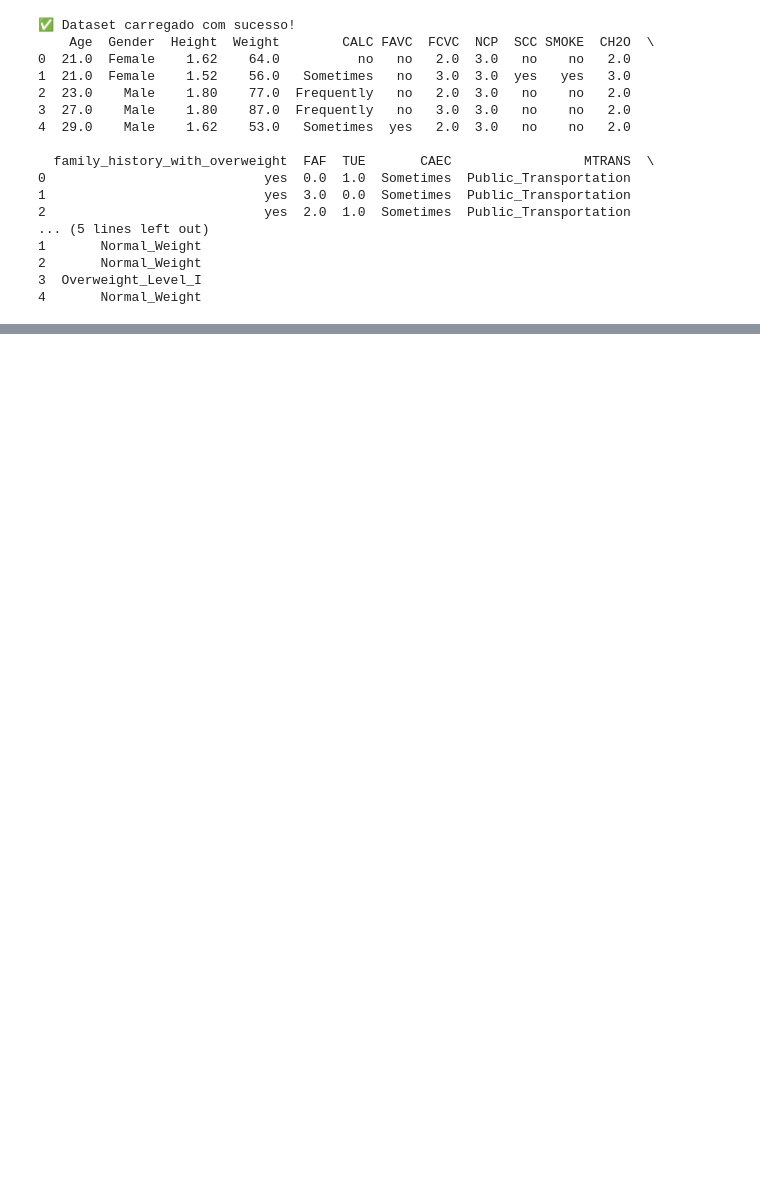
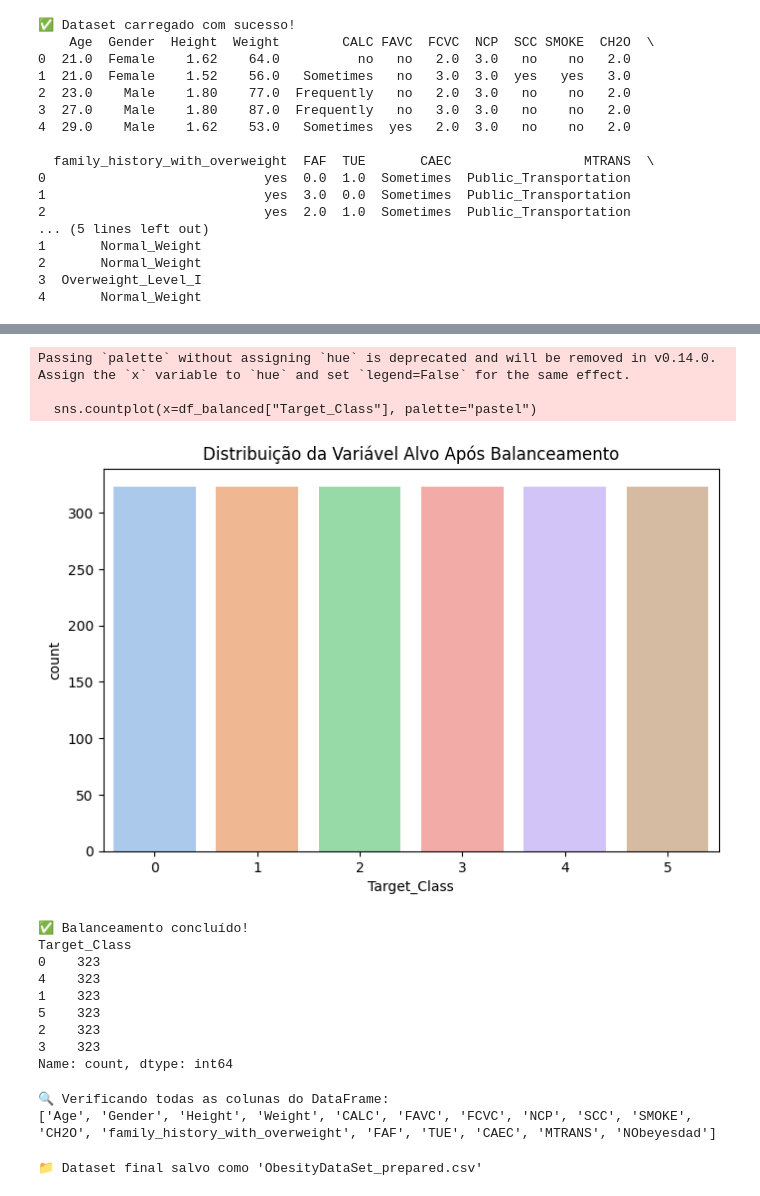
Before and after one commit to matheusryann/dataMining-Obesity, a Jupyter notebook: notebooks/Normalization_balance.ipynb, the cells around one changed output, grey strips where cells are left out. Saved outputs shown, nothing was run; the diff lists cells and outputs as text; code cells hidden in the pictures; blank space fills up the shorter version.

```diff
--- a/notebooks/Normalization_balance.ipynb
+++ b/notebooks/Normalization_balance.ipynb
@@ -212,0 +167,55 @@ Name: count, dtype: int64
+# %%
+# 📌 Aplicar SMOTE para balancear as classes
+smote = SMOTE(sampling_strategy="auto", random_state=42)
+X_resampled, y_resampled = smote.fit_resample(X, y_encoded)
+# %%
+# 📌 Criar novo DataFrame balanceado
+df_balanced = pd.concat(
+    [pd.DataFrame(X_resampled, columns=X.columns),
+     pd.DataFrame(y_resampled, columns=["Target_Class"])],
+    axis=1
+)
+# %%
+# 📌 Criar um dicionário para mapear os índices para os nomes originais das classes
+label_map = {i: label for i, label in enumerate(le.classes_)}
+# %%
+# 📌 Aplicar o mapeamento para restaurar os nomes das classes
+df_balanced["Target_Class"] = df_balanced["Target_Class"].map(label_map)
+# %%
+# 📌 Conferir distribuição da variável alvo após o balanceamento
+plt.figure(figsize=(8, 5))
+sns.countplot(x=df_balanced["Target_Class"], palette="pastel")
+plt.title("Distribuição da Variável Alvo Após Balanceamento")
+plt.show()
+
+print("\n✅ Balanceamento concluído!")
+print(df_balanced["Target_Class"].value_counts())
+# %% [output]
+Passing `palette` without assigning `hue` is deprecated and will be removed in v0.14.0. Assign the `x` variable to `hue` and set `legend=False` for the same effect.
+
+  sns.countplot(x=df_balanced["Target_Class"], palette="pastel")
+[figure, added]
+✅ Balanceamento concluído!
+Target_Class
+0    323
+4    323
+1    323
+5    323
+2    323
+3    323
+Name: count, dtype: int64
+# %%
+print("\n🔍 Verificando todas as colunas do DataFrame:")
+print(df.columns.tolist())  # Lista todas as colunas disponíveis
+# %% [output]
+🔍 Verificando todas as colunas do DataFrame:
+['Age', 'Gender', 'Height', 'Weight', 'CALC', 'FAVC', 'FCVC', 'NCP', 'SCC', 'SMOKE', 'CH2O', 'family_history_with_overweight', 'FAF', 'TUE', 'CAEC', 'MTRANS', 'NObeyesdad']
+# %%
+
+# 📌 Salvar o Dataset Tratado
+output_path = "../dataset/results/ObesityDataSet_prepared.csv"
+df_balanced.to_csv(output_path, index=False)
+
+print("\n📁 Dataset final salvo como 'ObesityDataSet_prepared.csv'")
+# %% [output]
+📁 Dataset final salvo como 'ObesityDataSet_prepared.csv'
```
Also changed, not shown: parts of 14 cells of this notebook, 9 other files.
